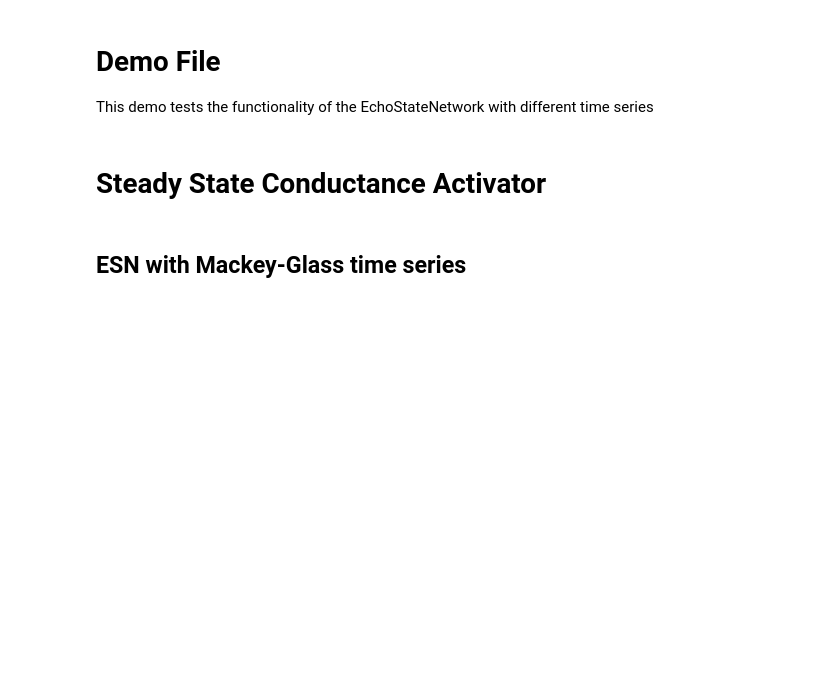
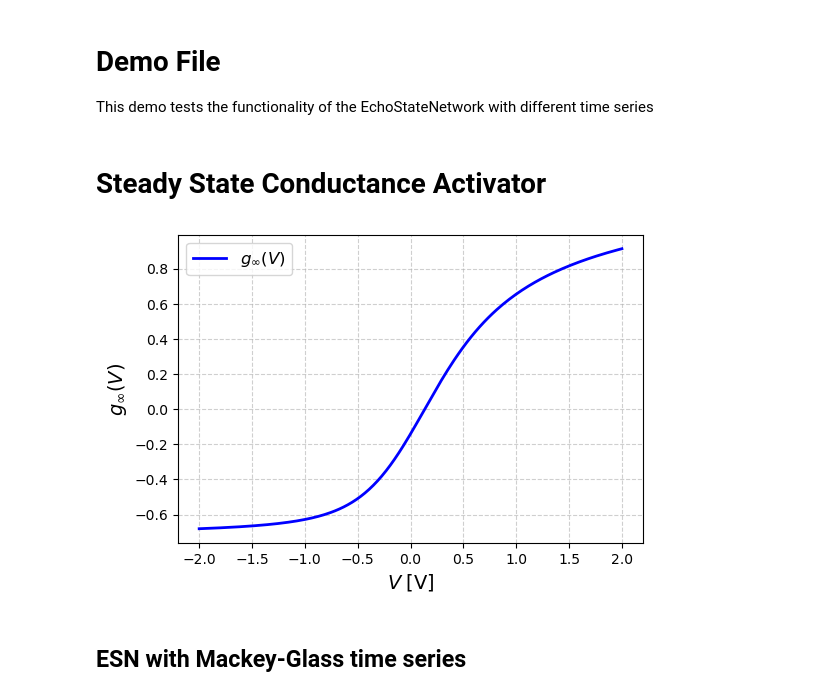
Before and after one commit to TMKamsma/Pyontronics, a Jupyter notebook: demo.ipynb, the cells around one changed output. Drawn from its saved outputs; the diff is of its cells as text; code cells hidden in the pictures; blank space fills up the shorter version.

Commit message:
Update g_inf plot

```diff
--- a/demo.ipynb
+++ b/demo.ipynb
@@ -18,15 +18,17 @@ def mse(test, predictions):
 # %%
 lookup_table = ginf_activator.get_lookup_table()
 
 plt.figure(figsize=(6, 4))
-plt.plot(lookup_table[0], lookup_table[1], label=r"$g_{\text{inf}}(V)$", color="blue", linewidth=2)
-plt.xlabel(r"$V$", fontsize=14)
-plt.ylabel(r"$g_{\text{inf}}(V)$", fontsize=14)
-plt.title(r"$g_{\text{inf}}(V) = \int_0^L g(x, V) \, dx$", fontsize=16)
+plt.plot(lookup_table[0], lookup_table[1], label=r"$g_{\infty}(V)$", color="blue", linewidth=2)
+plt.xlabel(r"$V \;[\text{V}]$", fontsize=14)
+plt.ylabel(r"$g_{\infty}(V)$", fontsize=14)
+#plt.title(r"$g_{\infty}(V) = \int_0^L g(x, V) \, dx$", fontsize=16)
 plt.grid(True, linestyle="--", alpha=0.6)
 plt.legend(fontsize=12)
 plt.savefig("output/ginf_activator_plot.pdf")
 plt.savefig("output/ginf_activator_plot.png")
+# %% [output]
+[figure, added]
 # %% [markdown]
 ## ESN with Mackey-Glass time series
 # %%
```
Also changed, not shown: parts of 4 cells of this notebook, 5 other files.
